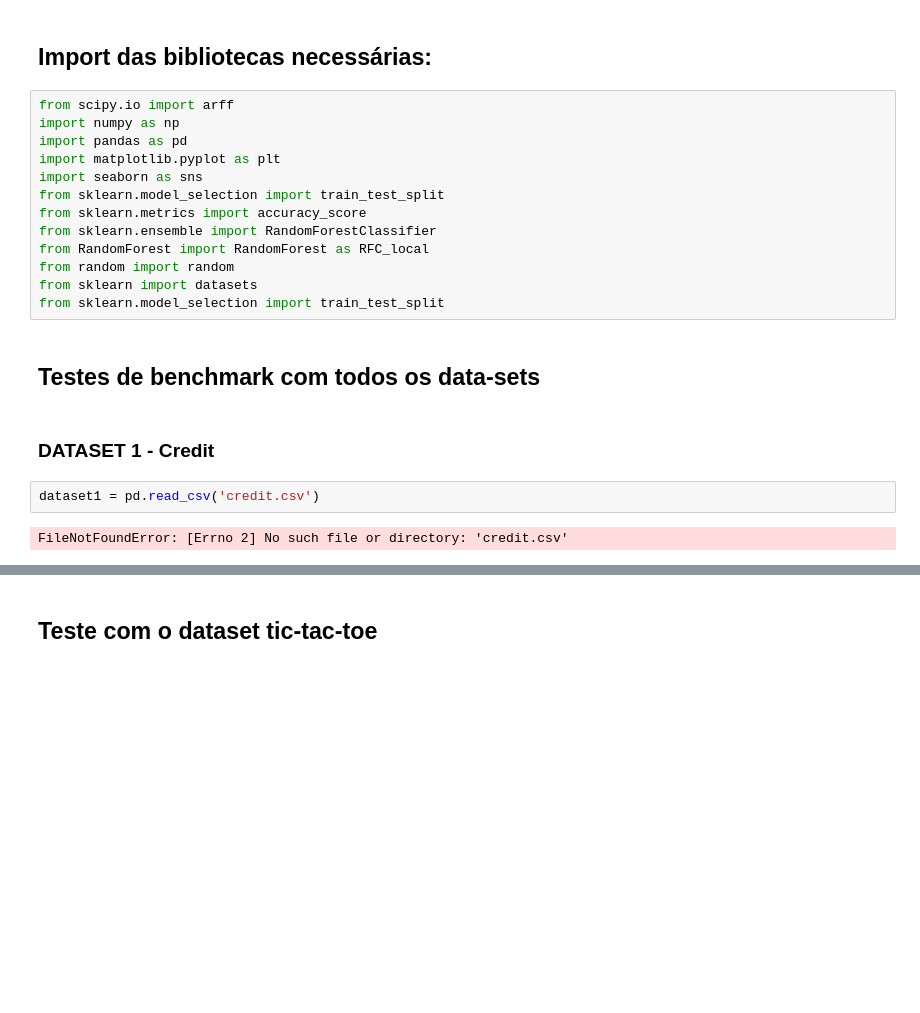
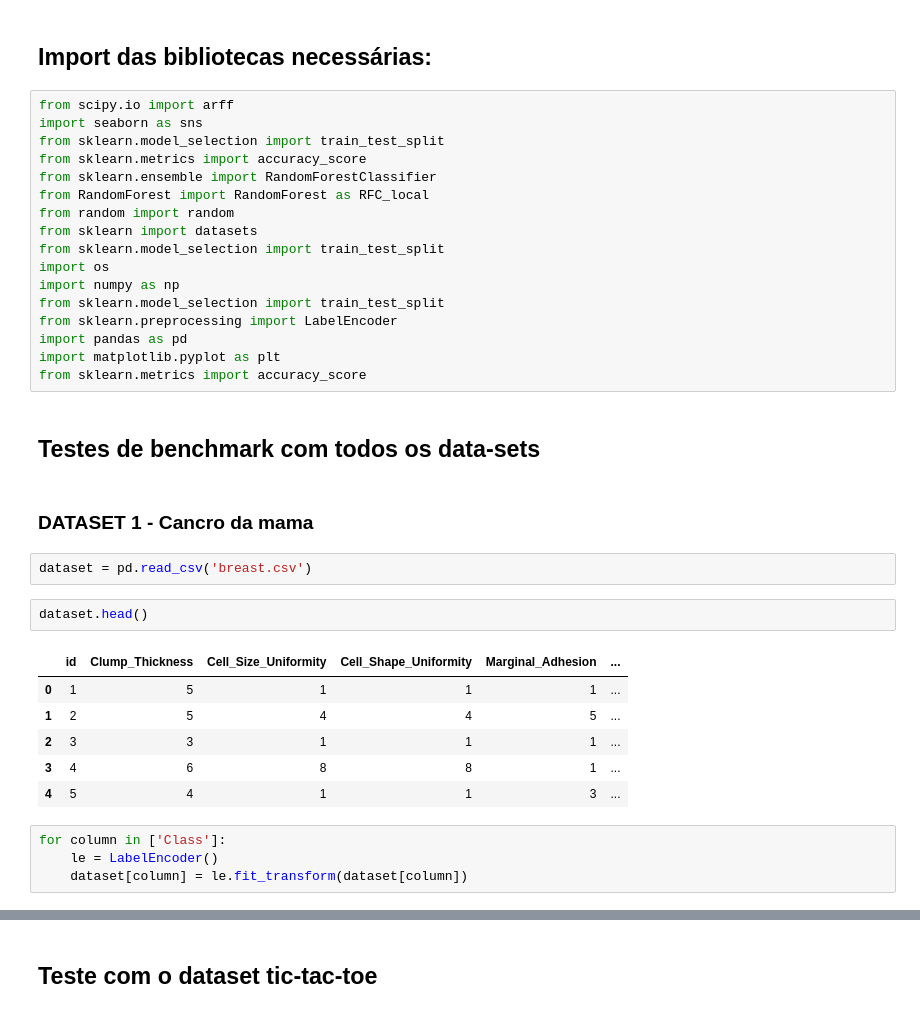
Before and after one commit to seblessa/Enhanced-Random-Forest, a Jupyter notebook: src/trabalho.ipynb, the cells around one changed output, grey strips where cells are left out. Cells and saved outputs as stored; diff of their text form; blank space fills up the shorter version.

```diff
--- a/src/trabalho.ipynb
+++ b/src/trabalho.ipynb
@@ -28,9 +28,6 @@ A alteração que o nosso grupo decidiu fazer no codigo fonte obtido foi a de co
 ## Import das bibliotecas necessárias:
 # %%
 from scipy.io import arff
-import numpy as np
-import pandas as pd
-import matplotlib.pyplot as plt
 import seaborn as sns
 from sklearn.model_selection import train_test_split
 from sklearn.metrics import accuracy_score
@@ -39,11 +36,29 @@ from RandomForest import RandomForest as RFC_local
 from random import random
 from sklearn import datasets
 from sklearn.model_selection import train_test_split
+import os
+import numpy as np
+from sklearn.model_selection import train_test_split
+from sklearn.preprocessing import LabelEncoder
+import pandas as pd
+import matplotlib.pyplot as plt
+from sklearn.metrics import accuracy_score
 # %% [markdown]
 ## Testes de benchmark com todos os data-sets
 # %% [markdown]
-### DATASET 1 - Credit
+### DATASET 1 - Cancro da mama
 # %%
-dataset1 = pd.read_csv('credit.csv')
+dataset = pd.read_csv('breast.csv')
-# %% [output]
-FileNotFoundError: [Errno 2] No such file or directory: 'credit.csv'
+# %%
+dataset.head()
+# %% [output]
+|  | id | Clump_Thickness | Cell_Size_Uniformity | Cell_Shape_Uniformity | Marginal_Adhesion | ... |
+| 0 | 1 | 5 | 1 | 1 | 1 | ... |
+| 1 | 2 | 5 | 4 | 4 | 5 | ... |
+| 2 | 3 | 3 | 1 | 1 | 1 | ... |
+| 3 | 4 | 6 | 8 | 8 | 1 | ... |
+| 4 | 5 | 4 | 1 | 1 | 3 | ... |
+# %%
+for column in ['Class']:
+    le = LabelEncoder()
+    dataset[column] = le.fit_transform(dataset[column])
```
Also changed, not shown: parts of 12 cells of this notebook, 2 other files.
